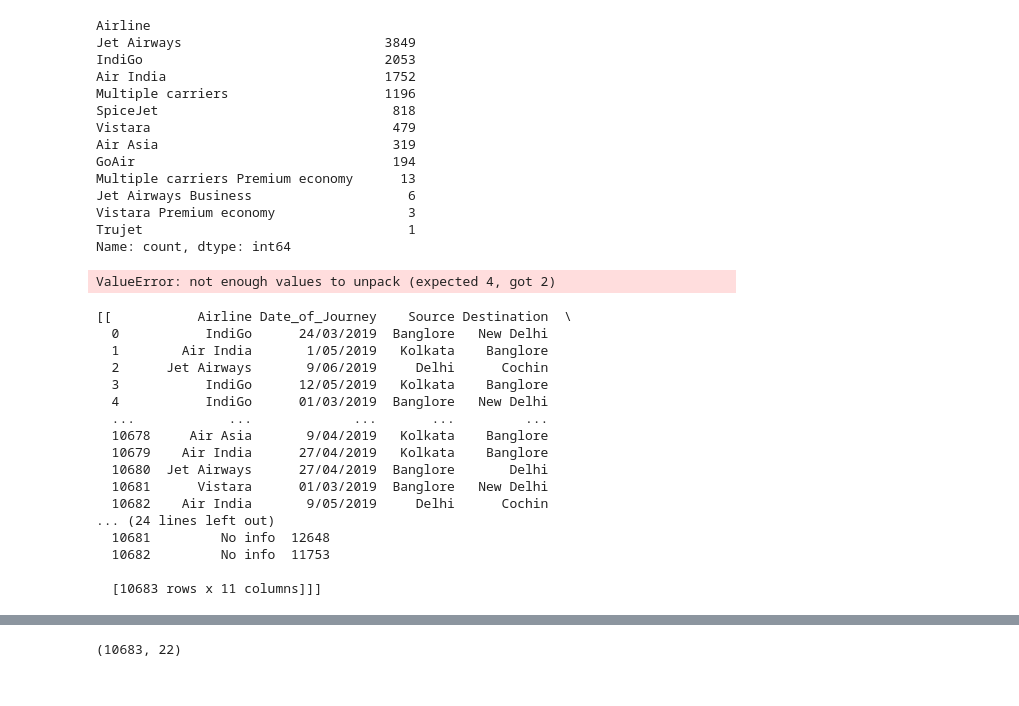
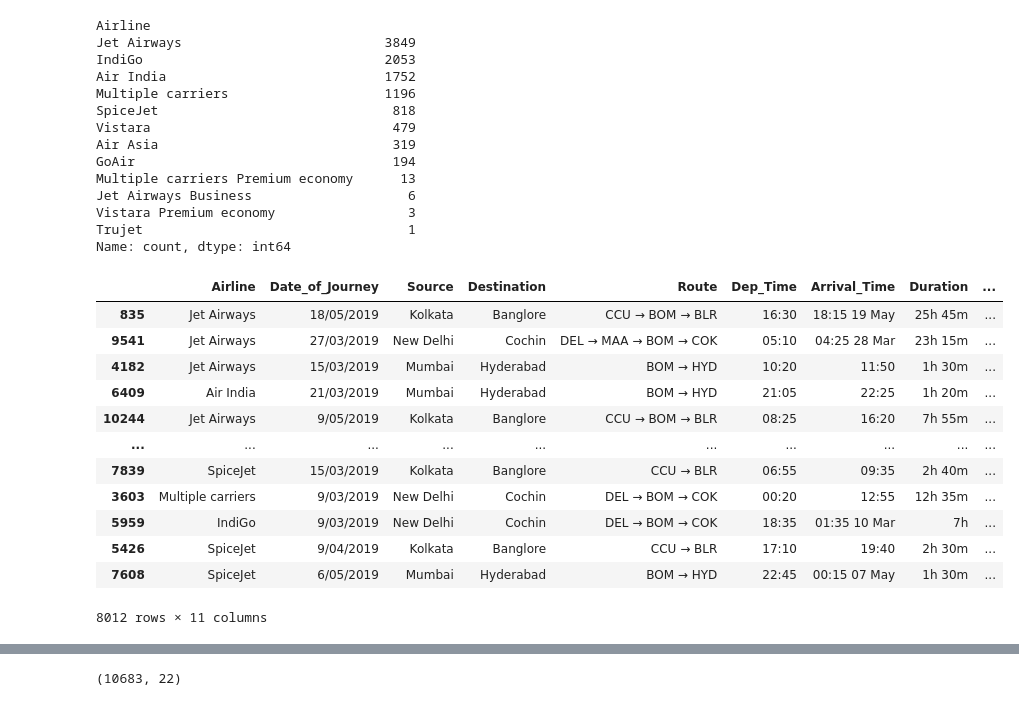
Before and after one commit to amitverma2699/Flight_Fare_Prediction, a Jupyter notebook: notebooks/research.ipynb, the cells around one changed output, grey strips where cells are left out. Cells and saved outputs as stored; diff of their text form; code cells hidden in the pictures.

```diff
--- a/notebooks/research.ipynb
+++ b/notebooks/research.ipynb
@@ -73,28 +73,22 @@ from sklearn.model_selection import train_test_split
 train_data=pd.read_excel("../notebooks/data/train.xlsx")
 test_data=pd.read_excel("../notebooks/data/test.xlsx")
 # %%
-train_data,test_data=train_test_split((train_data,test_data),test_size=0.25,random_state=40)
+x_train,y_train=train_test_split((train_data),test_size=0.25,random_state=40)
-# %% [output]
-ValueError: not enough values to unpack (expected 4, got 2)
-# %%
-train_data
-# %% [output]
-[[           Airline Date_of_Journey    Source Destination  \
-  0           IndiGo      24/03/2019  Banglore   New Delhi
-  1        Air India       1/05/2019   Kolkata    Banglore
-  2      Jet Airways       9/06/2019     Delhi      Cochin
-  3           IndiGo      12/05/2019   Kolkata    Banglore
-  4           IndiGo      01/03/2019  Banglore   New Delhi
-  ...            ...             ...       ...         ...
-  10678     Air Asia       9/04/2019   Kolkata    Banglore
-  10679    Air India      27/04/2019   Kolkata    Banglore
-  10680  Jet Airways      27/04/2019  Banglore       Delhi
-  10681      Vistara      01/03/2019  Banglore   New Delhi
-  10682    Air India       9/05/2019     Delhi      Cochin
-... (24 lines left out)
-  10681         No info  12648
-  10682         No info  11753
-
-  [10683 rows x 11 columns]]]
+# %%
+x_train
+# %% [output]
+|  | Airline | Date_of_Journey | Source | Destination | Route | Dep_Time | Arrival_Time | Duration | ... |
+| 835 | Jet Airways | 18/05/2019 | Kolkata | Banglore | CCU → BOM → BLR | 16:30 | 18:15 19 May | 25h 45m | ... |
+| 9541 | Jet Airways | 27/03/2019 | New Delhi | Cochin | DEL → MAA → BOM → COK | 05:10 | 04:25 28 Mar | 23h 15m | ... |
+| 4182 | Jet Airways | 15/03/2019 | Mumbai | Hyderabad | BOM → HYD | 10:20 | 11:50 | 1h 30m | ... |
+| 6409 | Air India | 21/03/2019 | Mumbai | Hyderabad | BOM → HYD | 21:05 | 22:25 | 1h 20m | ... |
+| 10244 | Jet Airways | 9/05/2019 | Kolkata | Banglore | CCU → BOM → BLR | 08:25 | 16:20 | 7h 55m | ... |
+| ... | ... | ... | ... | ... | ... | ... | ... | ... | ... |
+| 7839 | SpiceJet | 15/03/2019 | Kolkata | Banglore | CCU → BLR | 06:55 | 09:35 | 2h 40m | ... |
+| 3603 | Multiple carriers | 9/03/2019 | New Delhi | Cochin | DEL → BOM → COK | 00:20 | 12:55 | 12h 35m | ... |
+| 5959 | IndiGo | 9/03/2019 | New Delhi | Cochin | DEL → BOM → COK | 18:35 | 01:35 10 Mar | 7h | ... |
+| 5426 | SpiceJet | 9/04/2019 | Kolkata | Banglore | CCU → BLR | 17:10 | 19:40 | 2h 30m | ... |
+| 7608 | SpiceJet | 6/05/2019 | Mumbai | Hyderabad | BOM → HYD | 22:45 | 00:15 07 May | 1h 30m | ... |
+8012 rows × 11 columns
 # %%
 Airline = pd.get_dummies('Airline', drop_first=True,dtype="int64")
```
Also changed, not shown: parts of 9 cells of this notebook, 12 other files.
